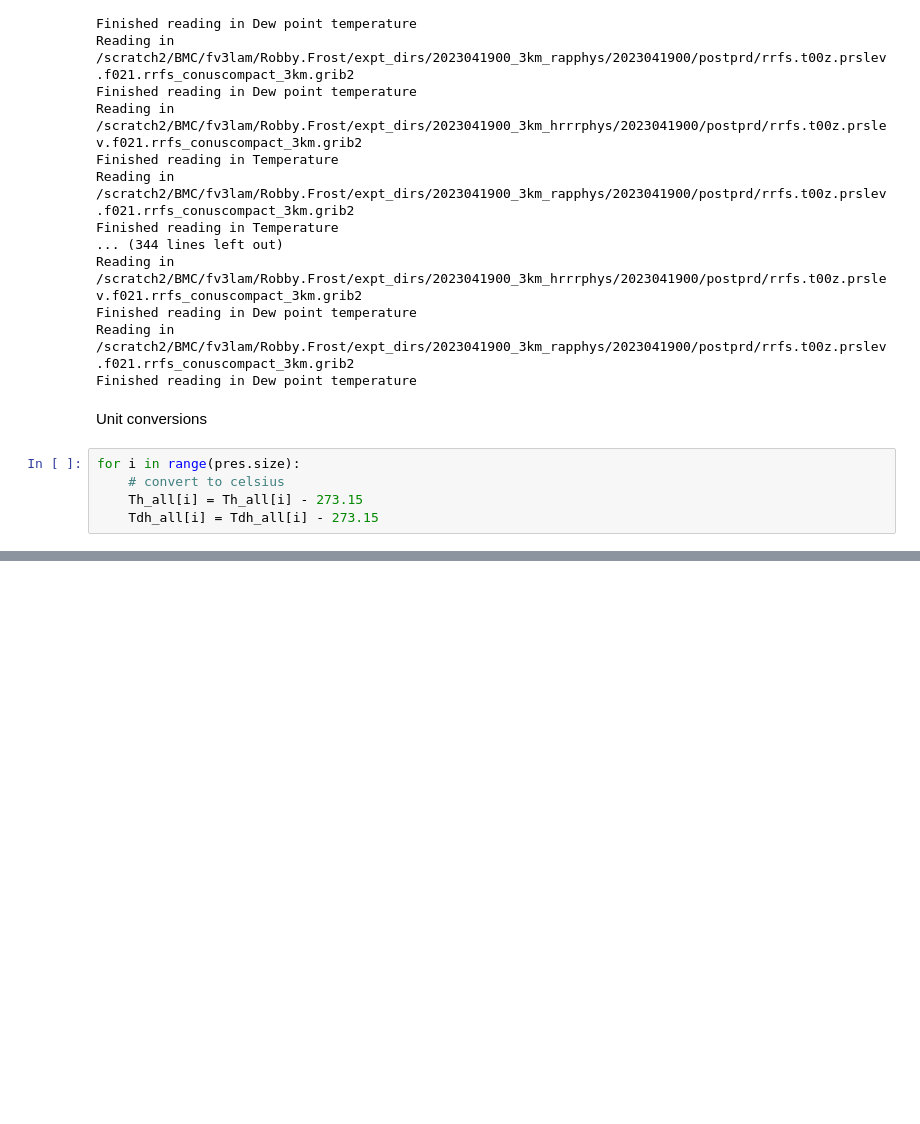
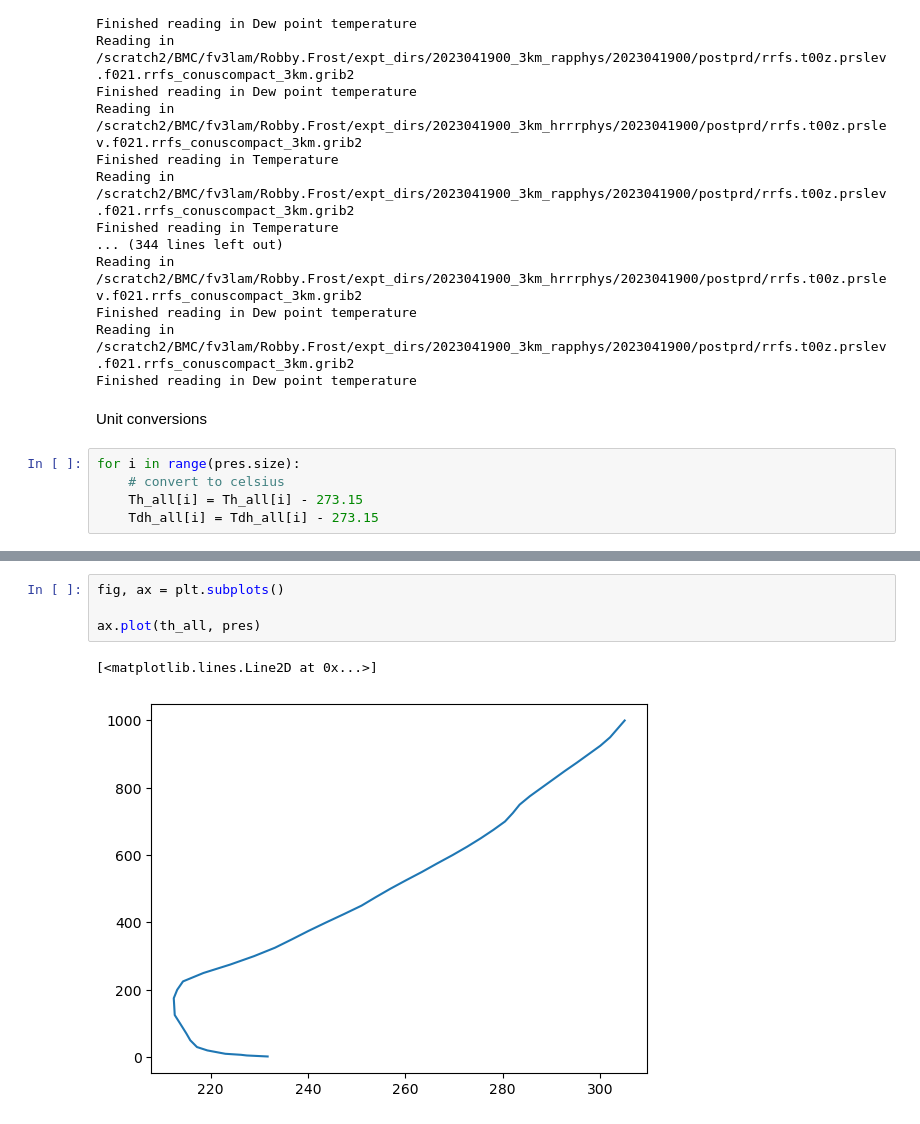
Before and after one commit to robbyfrost/plotting_ufs, a Jupyter notebook: plot_skewt.ipynb, the cells around one changed output, grey strips where cells are left out. Drawn from its saved outputs; the diff is of its cells as text; blank space fills up the shorter version.

```diff
--- a/plot_skewt.ipynb
+++ b/plot_skewt.ipynb
@@ -146,0 +147,7 @@ skew.plot_mixing_lines(lw=0.5)
+# %%
+fig, ax = plt.subplots()
+
+ax.plot(th_all, pres)
+# %% [output]
+[<matplotlib.lines.Line2D at 0x...>]
+[figure, added]
```
Also changed, not shown: parts of 1 cell of this notebook, 4 other files.
